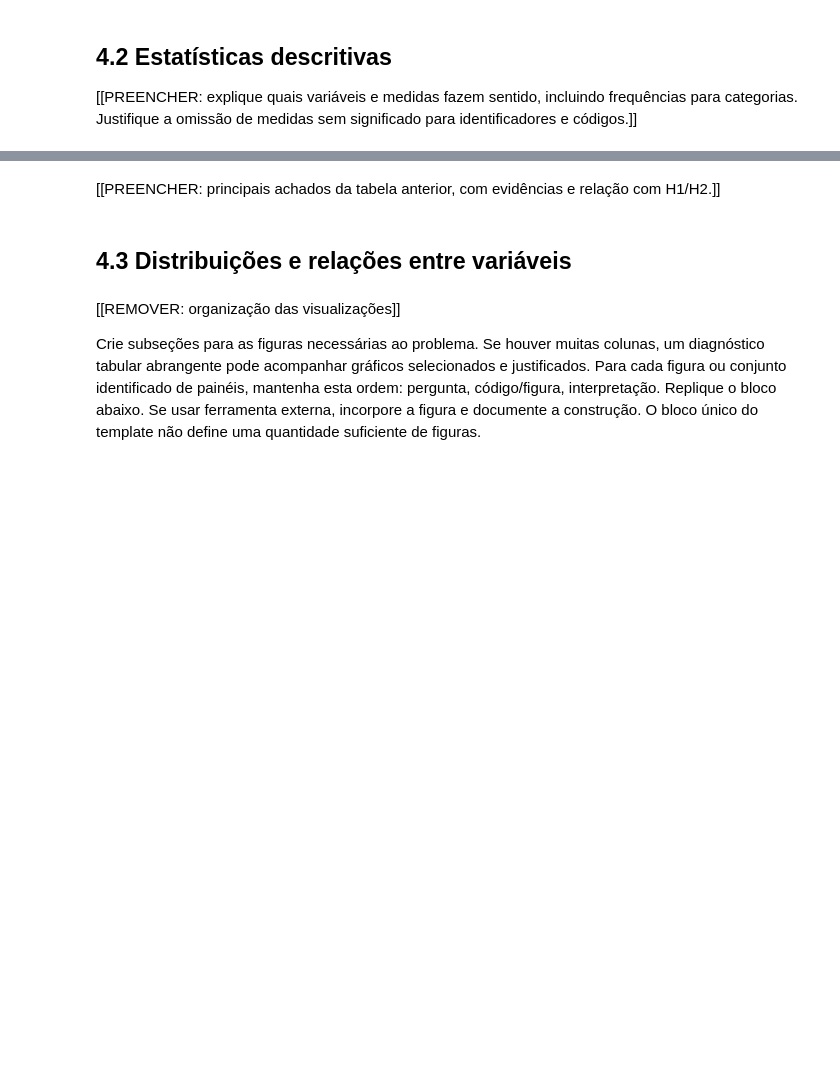
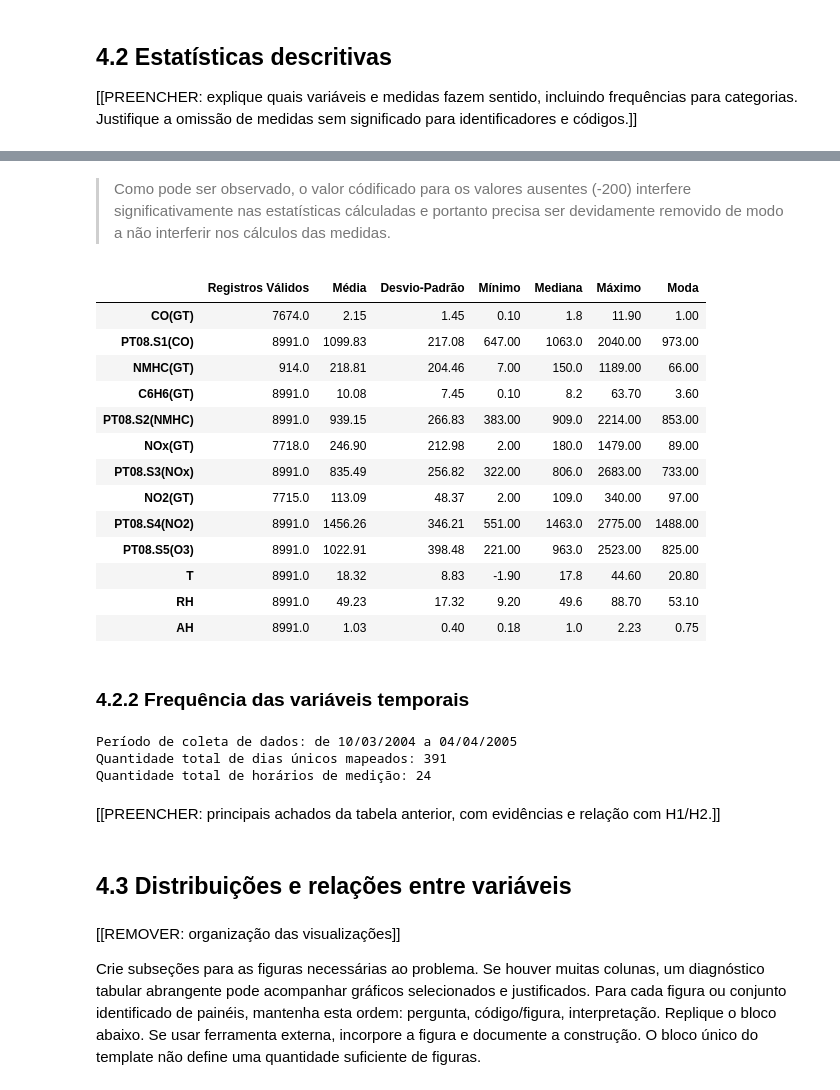
Before and after one commit to pedrovsbenevides/mvp_dataanalysis_pucrio, a Jupyter notebook: MVP_Análise_de_Dados_e_Boas_Práticas.ipynb, the cells around one changed output, grey strips where cells are left out. Drawn from its saved outputs; the diff is of its cells as text; code cells hidden in the pictures; blank space fills up the shorter version.

```diff
--- a/MVP_Análise_de_Dados_e_Boas_Práticas.ipynb
+++ b/MVP_Análise_de_Dados_e_Boas_Práticas.ipynb
@@ -83,3 +271,48 @@ for pacote in ("pandas", "numpy", "matplotlib", "seaborn", "scikit-learn"):
+# %% [markdown]
+> Como pode ser observado, o valor códificado para os valores ausentes (-200) interfere significativamente nas estatísticas cálculadas e portanto precisa ser devidamente removido de modo a não interferir nos cálculos das medidas.
+# %%
+air_quality_temp = air_quality.replace(-200, np.nan)
+
+estatisticas = air_quality_temp[colunas_numericas].describe().T
+estatisticas['moda'] = air_quality_temp[colunas_numericas].mode().iloc[0]
+
+estatisticas = estatisticas[[
+    'count', 'mean', 'std', 'min', '50%', 'max', 'moda'
+]]
+
+estatisticas.columns = [
+    'Registros Válidos', 'Média', 'Desvio-Padrão', 'Mínimo', 'Mediana', 'Máximo', 'Moda'
+]
+
+display(estatisticas.round(2))
+# %% [output]
+|  | Registros Válidos | Média | Desvio-Padrão | Mínimo | Mediana | Máximo | Moda |
+| CO(GT) | 7674.0 | 2.15 | 1.45 | 0.10 | 1.8 | 11.90 | 1.00 |
+| PT08.S1(CO) | 8991.0 | 1099.83 | 217.08 | 647.00 | 1063.0 | 2040.00 | 973.00 |
+| NMHC(GT) | 914.0 | 218.81 | 204.46 | 7.00 | 150.0 | 1189.00 | 66.00 |
+| C6H6(GT) | 8991.0 | 10.08 | 7.45 | 0.10 | 8.2 | 63.70 | 3.60 |
+| PT08.S2(NMHC) | 8991.0 | 939.15 | 266.83 | 383.00 | 909.0 | 2214.00 | 853.00 |
+| NOx(GT) | 7718.0 | 246.90 | 212.98 | 2.00 | 180.0 | 1479.00 | 89.00 |
+| PT08.S3(NOx) | 8991.0 | 835.49 | 256.82 | 322.00 | 806.0 | 2683.00 | 733.00 |
+| NO2(GT) | 7715.0 | 113.09 | 48.37 | 2.00 | 109.0 | 340.00 | 97.00 |
+| PT08.S4(NO2) | 8991.0 | 1456.26 | 346.21 | 551.00 | 1463.0 | 2775.00 | 1488.00 |
+| PT08.S5(O3) | 8991.0 | 1022.91 | 398.48 | 221.00 | 963.0 | 2523.00 | 825.00 |
+| T | 8991.0 | 18.32 | 8.83 | -1.90 | 17.8 | 44.60 | 20.80 |
+| RH | 8991.0 | 49.23 | 17.32 | 9.20 | 49.6 | 88.70 | 53.10 |
+| AH | 8991.0 | 1.03 | 0.40 | 0.18 | 1.0 | 2.23 | 0.75 |
+# %% [markdown]
+### 4.2.2 Frequência das variáveis temporais
+# %%
+# 2. Análise de Frequência das variáveis temporais (Date e Time)
+air_quality['Date'] = pd.to_datetime(air_quality['Date'], format='%m/%d/%Y').dt.date
+air_quality['Time'] = pd.to_datetime(air_quality['Time'], format='mixed').dt.time
+print(f"Período de coleta de dados: {air_quality['Date'].min().strftime('%d/%m/%Y')} a {air_quality['Date'].max().strftime('%d/%m/%Y')}")
+print(f"Quantidade total de dias únicos mapeados: {air_quality['Date'].nunique()}")
+print(f"Quantidade total de horários de medição: {air_quality['Time'].nunique()}")
+# %% [output]
+Período de coleta de dados: de 10/03/2004 a 04/04/2005
+Quantidade total de dias únicos mapeados: 391
+Quantidade total de horários de medição: 24
 # %% [markdown]
 [[PREENCHER: principais achados da tabela anterior, com evidências e relação com H1/H2.]]
 # %% [markdown]
```
Also changed, not shown: parts of 27 cells of this notebook.
